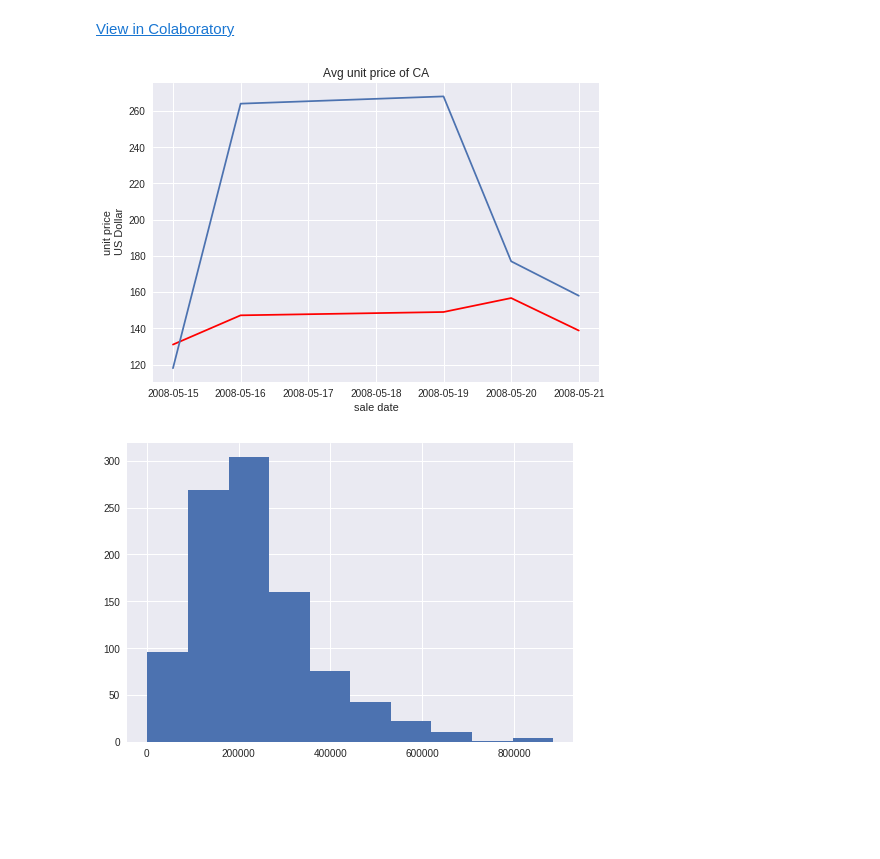
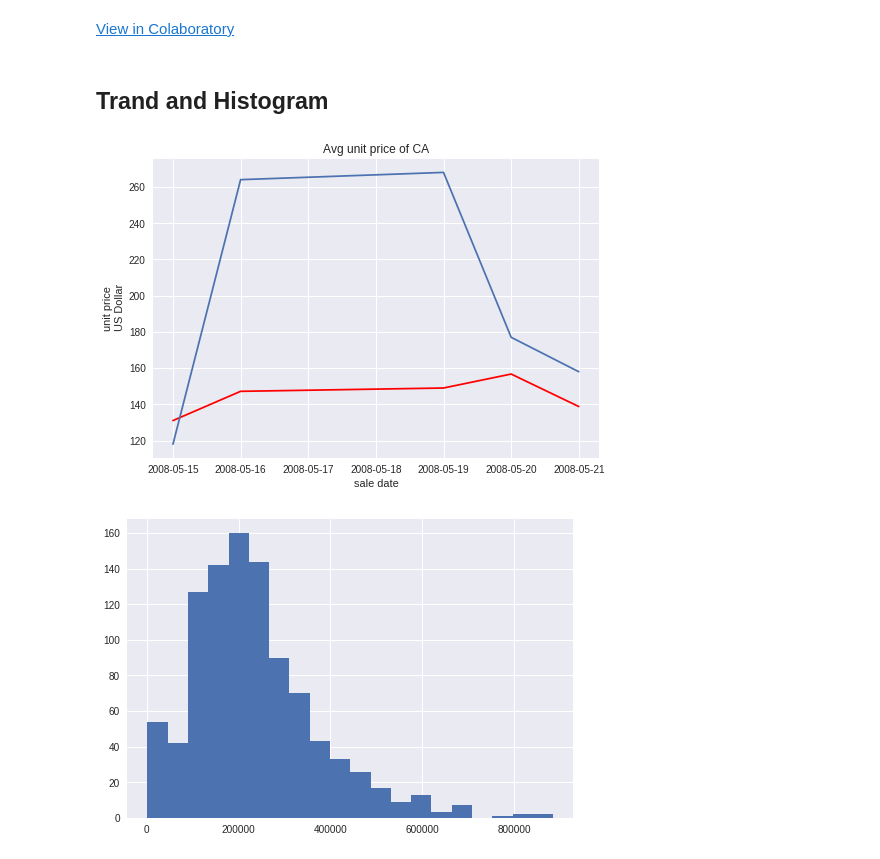
Before and after one commit to neoaksa/Pandas-Matplotlib, a Jupyter notebook: Matplotlib.ipynb, the cells around one changed output. Saved outputs shown, nothing was run; the diff lists cells and outputs as text; code cells hidden in the pictures; blank space fills up the shorter version.

```diff
--- a/Matplotlib.ipynb
+++ b/Matplotlib.ipynb
@@ -1,34 +1,36 @@
 # %% [markdown]
 [View in Colaboratory](https://colab.research.google.com/github/neoaksa/Pandas-Matplotlib/blob/master/Matplotlib.ipynb)
+# %% [markdown]
+## Trand and Histogram
 # %%
 # import pyplot
 import matplotlib.pyplot as plt
 import pandas as pd
 import numpy as np
 import pandas as pd
 
 df1 = pd.read_csv('http://samplecsvs.s3.amazonaws.com/Sacramentorealestatetransactions.csv',
                  index_col=['latitude','longitude'])
 df1['unit_price'] = np.where(df1['sq__ft']==0,np.NaN,df1['price']/df1['sq__ft'])
 df1['sale_date'] = pd.to_datetime(df1['sale_date'])
 df1 = df1.sort_values(['sale_date','unit_price'])
 df2 = df1.groupby('sale_date').agg({'unit_price':np.mean,'sale_date':np.size})
 df2 = df2.rename(columns={'sale_date':'count'})
 df2.head(5)
 # x, y axis
 plt.plot(df2.index,df2['unit_price'],color='r')
 plt.plot(df2.index,df2['count'])
 
 # set the labels for x, y axis
 plt.xlabel('sale date')
 plt.ylabel('unit price\n US Dollar')
 plt.title('Avg unit price of CA')
 # bring it front
 plt.show()
 
-# histogram
-plt.hist(df1['price'])
+# histogram with bin=20
+plt.hist(df1['price'],bins=20)
 plt.show()
 # %% [output]
 [figure]
-[figure, old version]
+[figure, new version]
```
Also changed, not shown: parts of 23 cells of this notebook.
